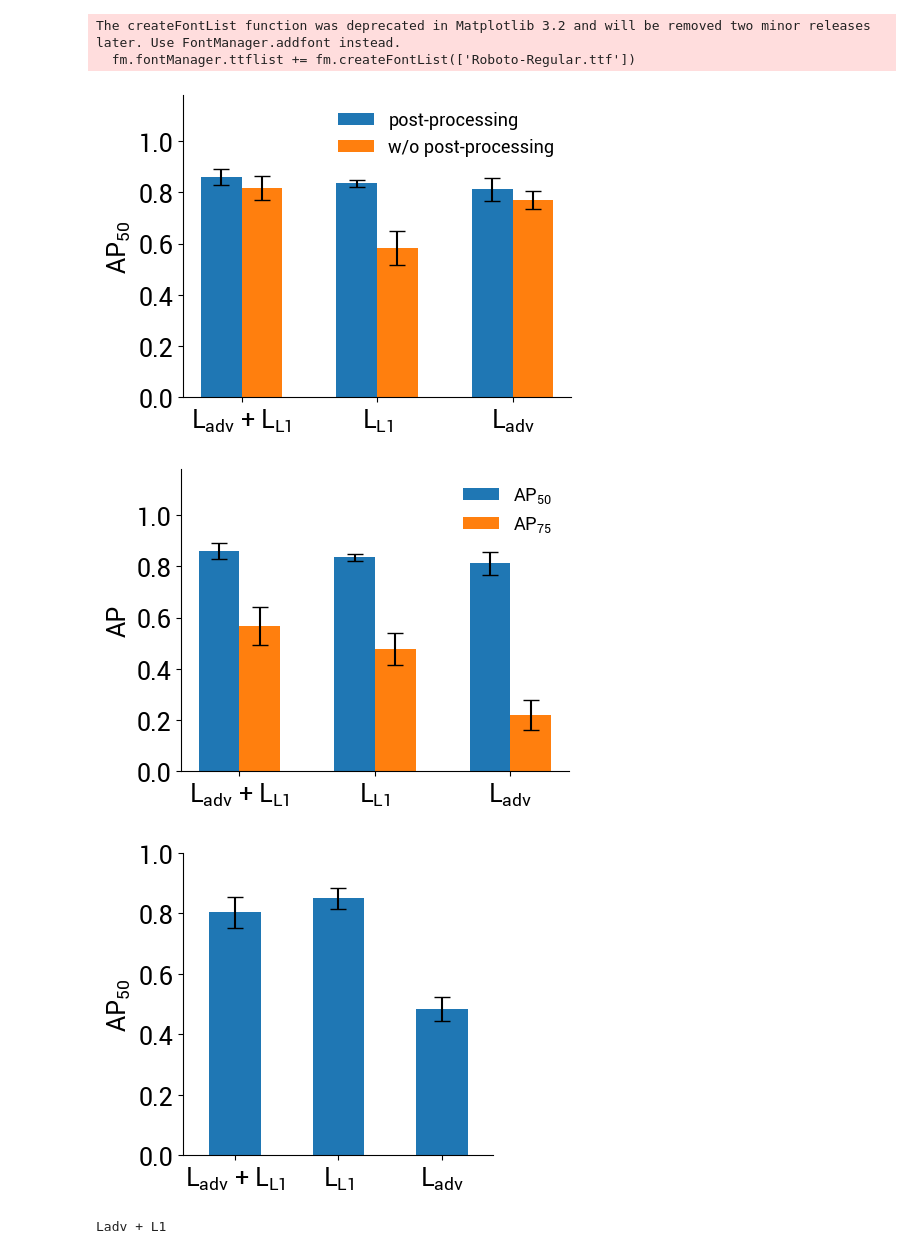
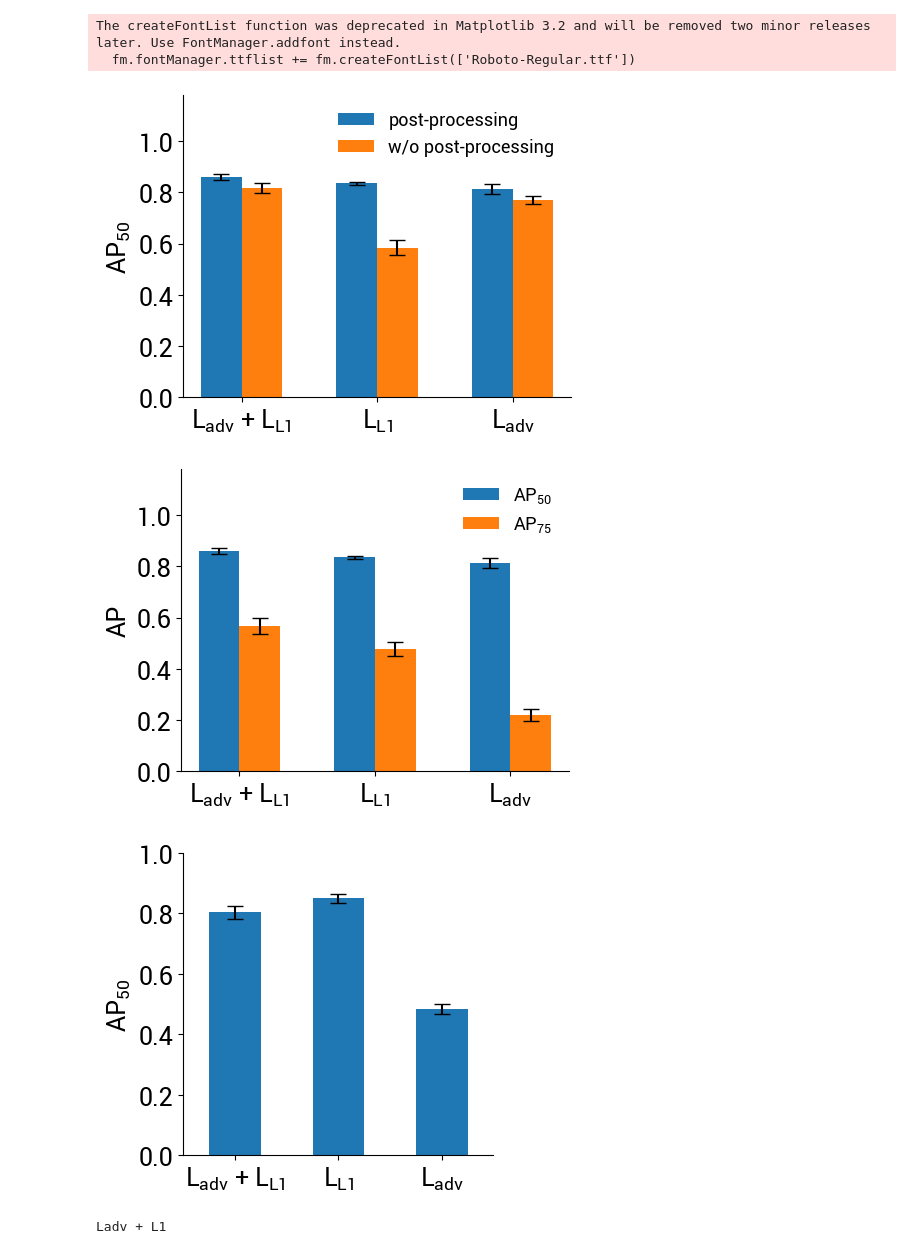
Before and after one commit to iranovianti/cell-sketch, a Jupyter notebook: Cellsketch_Evaluation.ipynb, the cells around one changed output. Cells and saved outputs as stored; diff of their text form; code cells hidden in the pictures.

```diff
--- a/Cellsketch_Evaluation.ipynb
+++ b/Cellsketch_Evaluation.ipynb
@@ -314,9 +314,9 @@ data2 = [wo_postproc[mtd]['AP50'] for mtd in methods]
 
 ax.bar(x - width/2, [np.mean(data) for data in data1], width, label='post-processing')
 ax.bar(x + width/2, [np.mean(data) for data in data2], width, label='w/o post-processing')
-plt.errorbar(x - width/2, [np.mean(data) for data in data1], [np.std(data)/3 for data in data1], c='k',
+plt.errorbar(x - width/2, [np.mean(data) for data in data1], [np.std(data)/len(data) for data in data1], c='k',
              capsize=6, ls=' ')
-plt.errorbar(x + width/2, [np.mean(data) for data in data2], [np.std(data)/3 for data in data2], c='k',
+plt.errorbar(x + width/2, [np.mean(data) for data in data2], [np.std(data)/len(data) for data in data2], c='k',
              capsize=6, ls=' ')
 plt.ylim(0,1.18)
 plt.ylabel('AP$_{50}$')
@@ -327,31 +327,31 @@ plt.gca().spines['top'].set_color('none')
 plt.legend(loc='upper right', frameon=False)
 plt.show()
 # %% [output]
-[figure, old version]
+[figure, new version]
 # %%
 fig, ax = plt.subplots(figsize=(5,4), dpi=100)
 x = np.arange(0,3,1)
 width = 0.3
 
 data1 = [w_postproc[mtd]['AP50'] for mtd in methods]
 data2 = [w_postproc[mtd]['AP75'] for mtd in methods]
 
 ax.bar(x - width/2, [np.mean(data) for data in data1], width, label='AP$_{50}$')
 ax.bar(x + width/2, [np.mean(data) for data in data2], width, label='AP$_{75}$')
-plt.errorbar(x - width/2, [np.mean(data) for data in data1], [np.std(data)/3 for data in data1], c='k',
+plt.errorbar(x - width/2, [np.mean(data) for data in data1], [np.std(data)/len(data) for data in data1], c='k',
              capsize=6, ls=' ')
-plt.errorbar(x + width/2, [np.mean(data) for data in data2], [np.std(data)/3 for data in data2], c='k',
+plt.errorbar(x + width/2, [np.mean(data) for data in data2], [np.std(data)/len(data) for data in data2], c='k',
              capsize=6, ls=' ')
 plt.ylim(0,1.18)
 plt.ylabel('AP')
 ax.set_xticks(x)
 ax.set_xticklabels(label_dict.values())
 plt.gca().spines['right'].set_color('none')
 plt.gca().spines['top'].set_color('none')
 plt.legend(loc='upper right', frameon=False)
 plt.show()
 # %% [output]
-[figure, old version]
+[figure, new version]
 # %%
 fig, ax = plt.subplots(figsize=(4,4), dpi=100)
 x = np.arange(0,3,1)
@@ -360,7 +360,7 @@ width = 0.5
 data1 = [nuc_score[mtd] for mtd in methods]
 
 plt.bar(x, [np.mean(data) for data in data1], width)
-plt.errorbar(x, [np.mean(data) for data in data1], [np.std(data)/3 for data in data1], c='k',
+plt.errorbar(x, [np.mean(data) for data in data1], [np.std(data)/len(data) for data in data1], c='k',
              capsize=6, ls=' ')
 plt.ylim(0,1.0)
 plt.xlim(-0.5,2.5)
@@ -371,7 +371,7 @@ plt.gca().spines['right'].set_color('none')
 plt.gca().spines['top'].set_color('none')
 plt.show()
 # %% [output]
-[figure, old version]
+[figure, new version]
 # %%
 file_name = '221125_CHO-K_SP1_Hoechst_60x(z2)_2.jpg'
 image = np.array(Image.open(eval_path+file_name))
```
